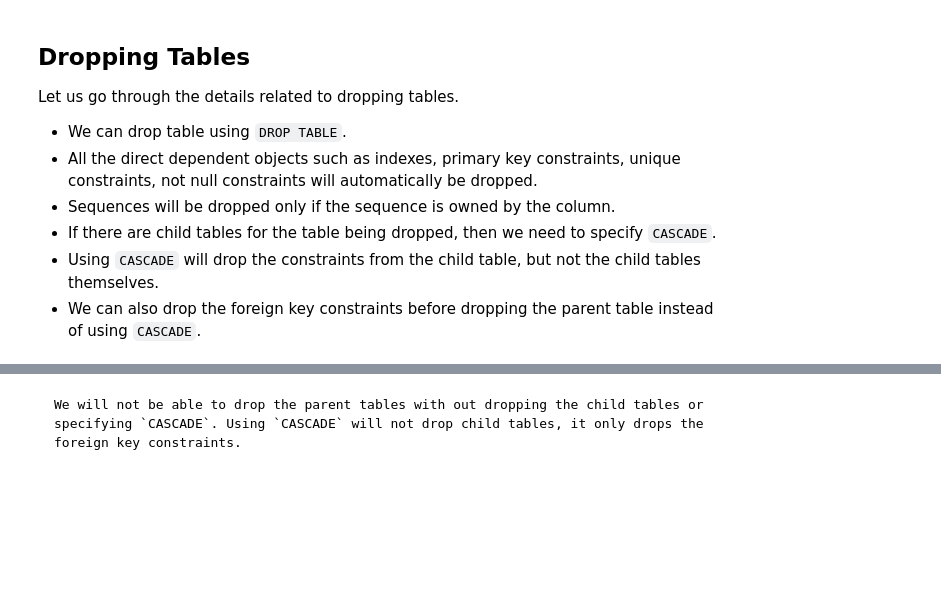
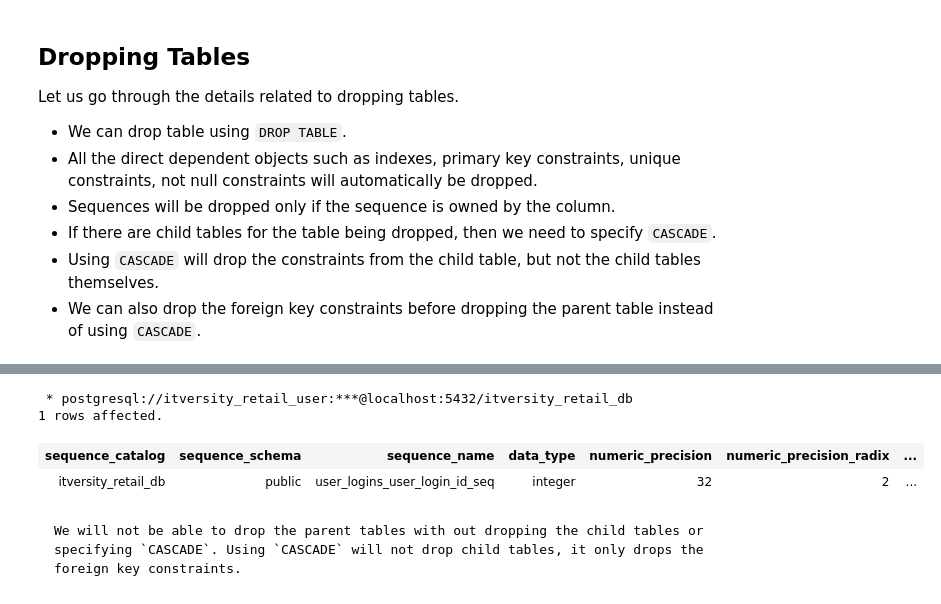
Before and after one commit to itversity/mastering-postgresql, a Jupyter notebook: 04_creating_tables_and_indexes.ipynb, the cells around one changed output, grey strips where cells are left out. Drawn from its saved outputs; the diff is of its cells as text; code cells hidden in the pictures; blank space fills up the shorter version.

````diff
--- a/04_creating_tables_and_indexes.ipynb
+++ b/04_creating_tables_and_indexes.ipynb
@@ -1060,3 +1192,13 @@ WHERE sequence_name = 'users_user_id_seq'
+# %%
+%%sql
+
+SELECT * FROM information_schema.sequences
+WHERE sequence_name = 'user_logins_user_login_id_seq'
+# %% [output]
+ * postgresql://itversity_retail_user:***@localhost:5432/itversity_retail_db
+1 rows affected.
+| sequence_catalog | sequence_schema | sequence_name | data_type | numeric_precision | numeric_precision_radix | ... |
+| itversity_retail_db | public | user_logins_user_login_id_seq | integer | 32 | 2 | ... |
 # %% [markdown]
 ```{error}
 We will not be able to drop the parent tables with out dropping the child tables or specifying `CASCADE`. Using `CASCADE` will not drop child tables, it only drops the foreign key constraints.
````
Also changed, not shown: parts of 65 cells of this notebook, 2 other files.
